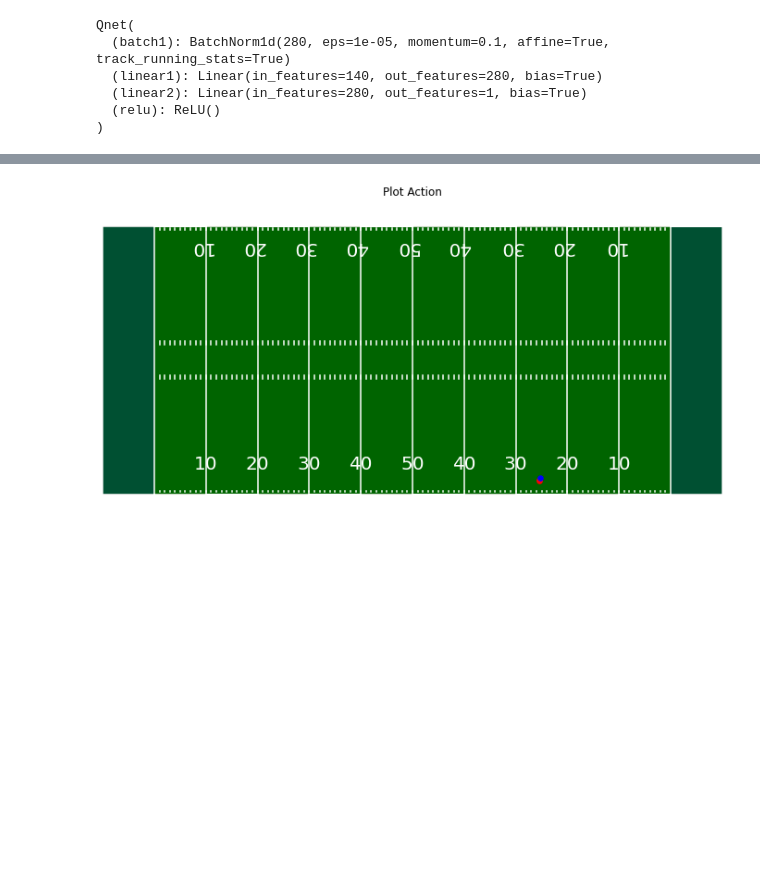
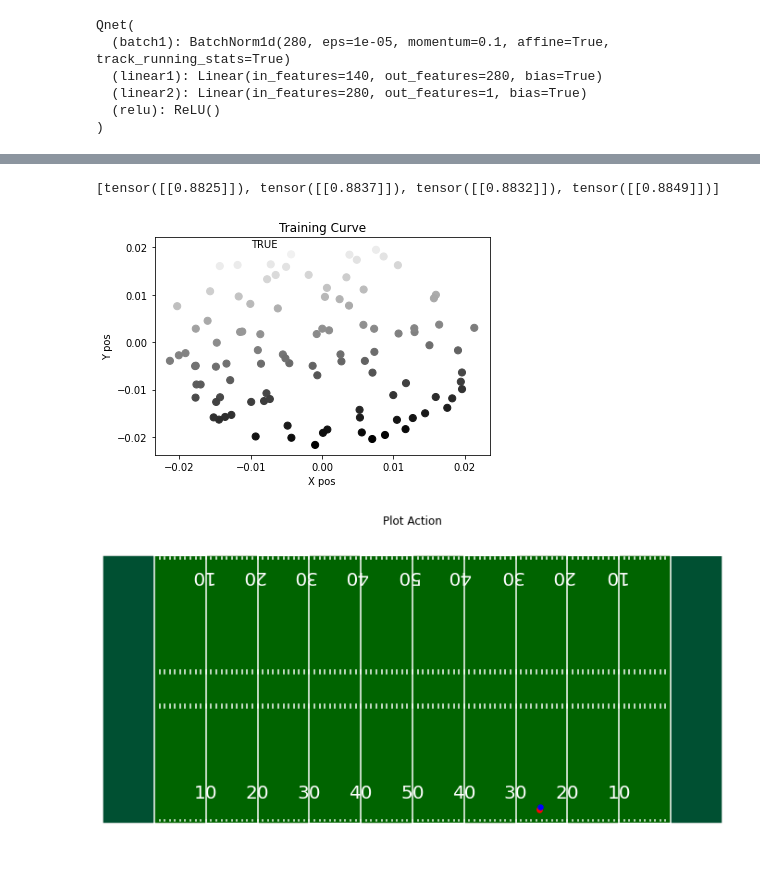
Before and after one commit to scottmaran/big_data_bowl, a Jupyter notebook: qlearning_model.ipynb, the cells around one changed output, grey strips where cells are left out. Saved outputs shown, nothing was run; the diff lists cells and outputs as text; code cells hidden in the pictures; blank space fills up the shorter version.

```diff
--- a/qlearning_model.ipynb
+++ b/qlearning_model.ipynb
@@ -498,3 +497,31 @@ plt.savefig("training_plots/quantile_hist.png")
+# %%
+percentile_rank, q_list, action_list = test_quantile_for_play(test_data, 2, 100)
+
+x_list = [action[0].detach().cpu() for action in action_list]
+y_list = [action[1].detach().cpu() for action in action_list]
+#x_list.append(action_list[-1][0])
+#y_list.append(action_list[-1][1])
+
+#q_list[-1] = q_list[-1].detach().cpu()
+
+print(q_list[-4:])
+
+#x_list.append(true_action[0])
+#y_list.append(true_action[1])
+#q_list.append()
+
+fig, ax = plt.subplots()
+
+ax.scatter(x_list, y_list, c=q_list, s=50, cmap='gray')
+#ax.scatter(true_action[0], true_action[1], c='blue', s=50)
+ax.annotate('TRUE', (action_list[-1][0], action_list[-1][1]))
+plt.title("Training Curve")
+plt.xlabel("X pos")
+plt.ylabel("Y pos")
+plt.show()
+# %% [output]
+[tensor([[0.8825]]), tensor([[0.8837]]), tensor([[0.8832]]), tensor([[0.8849]])]
+[figure, added]
 # %%
 
 
```
Also changed, not shown: parts of 6 cells of this notebook, 13 other files.
